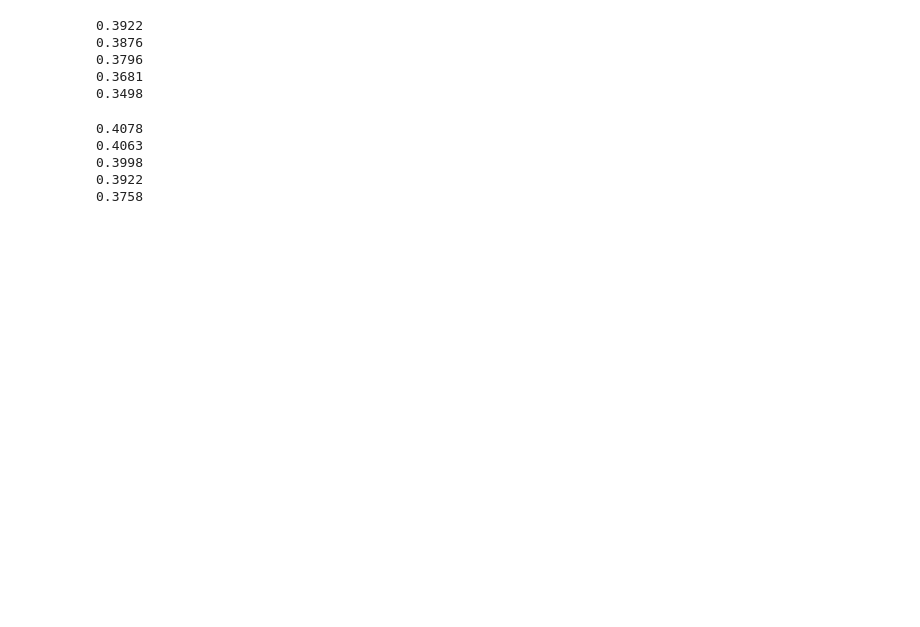
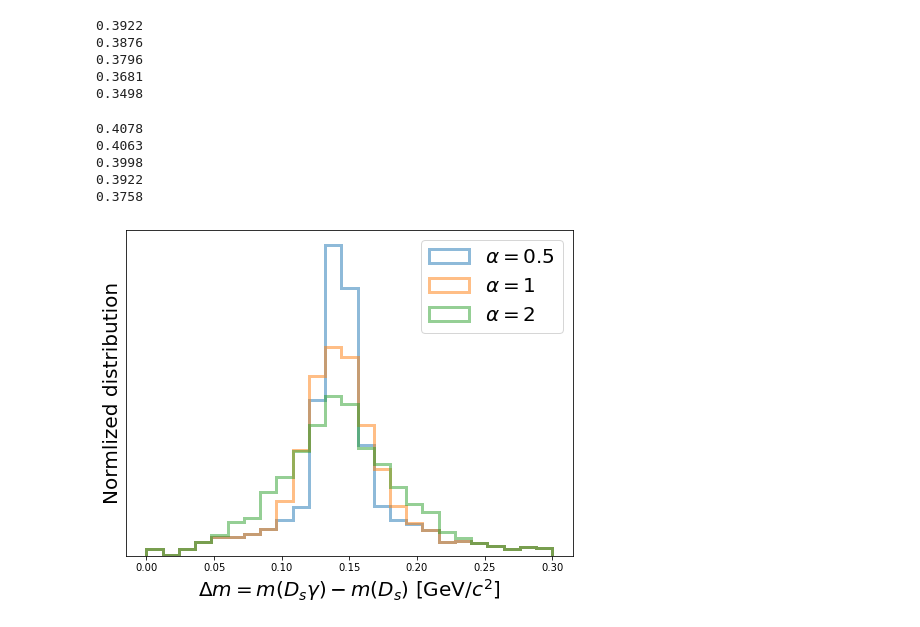
Before and after one commit to ansonkwokth/LFUV_Z-pole, a Jupyter notebook: RDs/TagPhoton.ipynb, the cells around one changed output. Saved outputs shown, nothing was run; the diff lists cells and outputs as text; code cells hidden in the pictures; blank space fills up the shorter version.

Commit message:
added alpha plot.

```diff
--- a/RDs/TagPhoton.ipynb
+++ b/RDs/TagPhoton.ipynb
@@ -14,13 +14,13 @@ warnings.filterwarnings("ignore")
 epsilon_pimu = 1/100
 
 
-modes_dt = {0: {'mode': '~/Projects/LFUV/RDs/features/DsTauNu_10Noise.root', 'yields': 5.17e5},
-            1: {'mode': '~/Projects/LFUV/RDs/features/DsMuNu_10Noise.root', 'yields': 8.94e6},
-            2: {'mode': '~/Projects/LFUV/RDs/features/DsstarTauNu_10Noise.root', 'yields': 8.16e5},
-            3: {'mode': '~/Projects/LFUV/RDs/features/DsstarMuNu_10Noise.root', 'yields': 1.89e7},
-            4: {'mode': '~/Projects/LFUV/RDs/features/RDsInclusive_10Noise.root', 'yields': 2.78e6},
-            5: {'mode': '~/Projects/LFUV/RDs/features/RDsCombCascade_10Noise.root', 'yields': 8.55e6},
-            6: {'mode': '~/Projects/LFUV/RDs/features/RDsMisID_10Noise.root', 'yields': epsilon_pimu*8.51e7}
+modes_dt = {0: {'mode': './features/DsTauNu_10Noise.root', 'yields': 5.17e5},
+            1: {'mode': './features/DsMuNu_10Noise.root', 'yields': 8.94e6},
+            2: {'mode': './features/DsstarTauNu_10Noise.root', 'yields': 8.16e5},
+            3: {'mode': './features/DsstarMuNu_10Noise.root', 'yields': 1.89e7},
+            4: {'mode': './features/RDsInclusive_10Noise.root', 'yields': 2.78e6},
+            5: {'mode': './features/RDsCombCascade_10Noise.root', 'yields': 8.55e6},
+            6: {'mode': './features/RDsMisID_10Noise.root', 'yields': epsilon_pimu*8.51e7}
            }
 # %%
 def load_train_test(modes_dt, size=0.5):
@@ -228,3 +228,29 @@ df_mu2.correctPhoton.sum()/len(df_mu2)))
 0.3998
 0.3922
 0.3758
+# %%
+df_train_ = df_train[(df_train.target<=3)]
+df_train2_ = df_train2[(df_train2.target<=3)]
+df_train05_ = df_train05[(df_train05.target<=3)]
+df_train01_ = df_train05[(df_train01.target<=3)]
+df_train0_ = df_train05[(df_train0.target<=3)]
+# %%
+f = plt.figure(figsize=(8,6))
+ax1 = plt.subplot(111)
+range_=[0, 0.3]
+bins_ = 25
+
+# ax1.hist(df_train01_['DeltaM'], weights=df_train01_['weight']/(df_train01_['weight'].sum()), bins=bins_, range=range_, histtype='step', density=True, lw=3, label=r'$\alpha=0.5$', alpha=0.5);
+ax1.hist(df_train05_['DeltaM'], weights=df_train05_['weight']/(df_train05_['weight'].sum()), bins=bins_, range=range_, histtype='step', density=True, lw=3, label=r'$\alpha=0.5$', alpha=0.5);
+ax1.hist(df_train_['DeltaM'], weights=df_train_['weight']/(df_train_['weight'].sum()), bins=bins_, range=range_, histtype='step', density=True, lw=3, label=r'$\alpha=1$', alpha=0.5);
+ax1.hist(df_train2_['DeltaM'], weights=df_train2_['weight']/(df_train2_['weight'].sum()), bins=bins_, range=range_, histtype='step', density=True, lw=3, label=r'$\alpha=2$', alpha=0.5);
+
+
+ax1.set_ylabel('Normlized distribution', fontsize=20)
+ax1.set_xlabel(r'$\Delta m=m(D_s\gamma)-m(D_s)$ [GeV$/c^2$]', fontsize=20)
+ax1.set_yticks([])
+ax1.legend(loc=1, fontsize=20)
+
+f.savefig('./figures/Dsdeltam_alphas')
+# %% [output]
+[figure, added]
```
Also changed, not shown: parts of 3 cells of this notebook.
